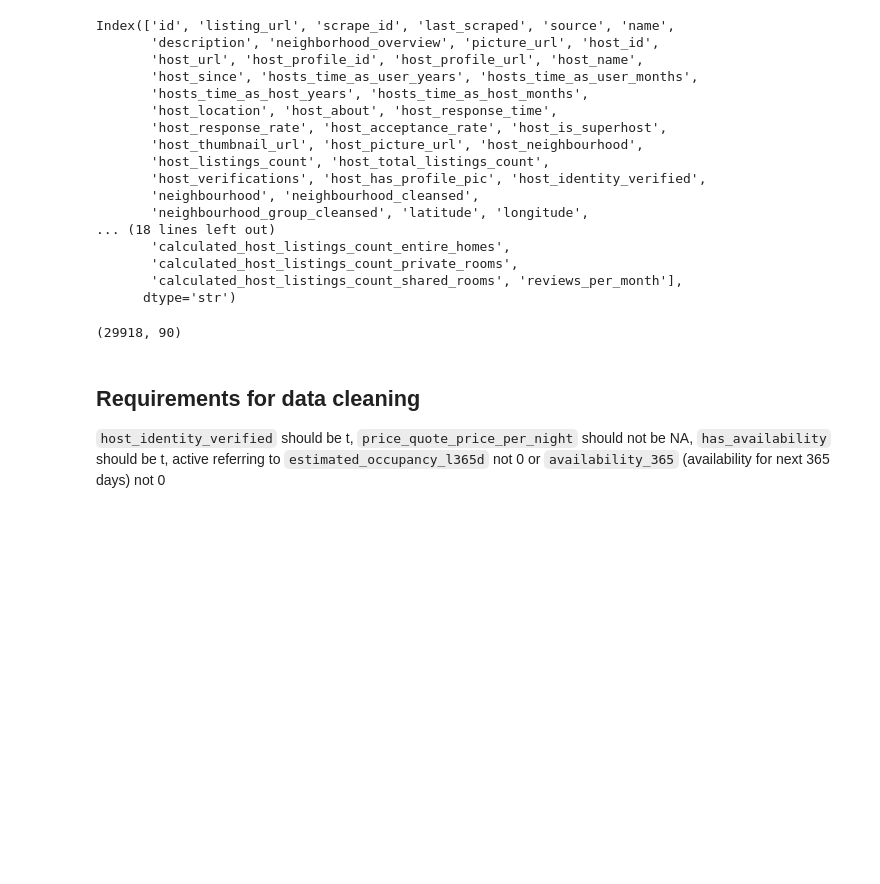
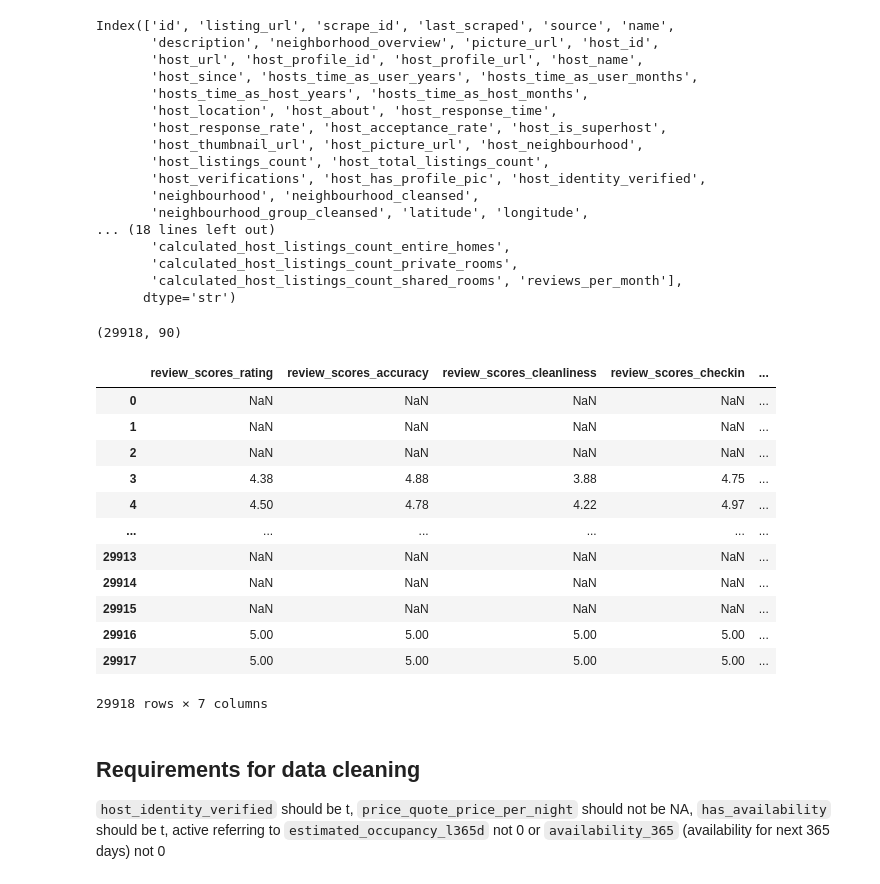
Before and after one commit to 2635530141/airbnb-analysis-project-, a Jupyter notebook: src/test2.ipynb, the cells around one changed output. Cells and saved outputs as stored; diff of their text form; code cells hidden in the pictures; blank space fills up the shorter version.

```diff
--- a/src/test2.ipynb
+++ b/src/test2.ipynb
@@ -36,6 +36,25 @@ Index(['id', 'listing_url', 'scrape_id', 'last_scraped', 'source', 'name',
 df.shape
 # %% [output]
 (29918, 90)
+# %%
+df[['review_scores_rating', 'review_scores_accuracy',
+       'review_scores_cleanliness', 'review_scores_checkin',
+       'review_scores_communication', 'review_scores_location',
+       'review_scores_value']]
+# %% [output]
+|  | review_scores_rating | review_scores_accuracy | review_scores_cleanliness | review_scores_checkin | ... |
+| 0 | NaN | NaN | NaN | NaN | ... |
+| 1 | NaN | NaN | NaN | NaN | ... |
+| 2 | NaN | NaN | NaN | NaN | ... |
+| 3 | 4.38 | 4.88 | 3.88 | 4.75 | ... |
+| 4 | 4.50 | 4.78 | 4.22 | 4.97 | ... |
+| ... | ... | ... | ... | ... | ... |
+| 29913 | NaN | NaN | NaN | NaN | ... |
+| 29914 | NaN | NaN | NaN | NaN | ... |
+| 29915 | NaN | NaN | NaN | NaN | ... |
+| 29916 | 5.00 | 5.00 | 5.00 | 5.00 | ... |
+| 29917 | 5.00 | 5.00 | 5.00 | 5.00 | ... |
+29918 rows × 7 columns
 # %% [markdown]
 ## Requirements for data cleaning
 `host_identity_verified` should be t,
```
Also changed, not shown: parts of 2 cells of this notebook, 1 other file.
